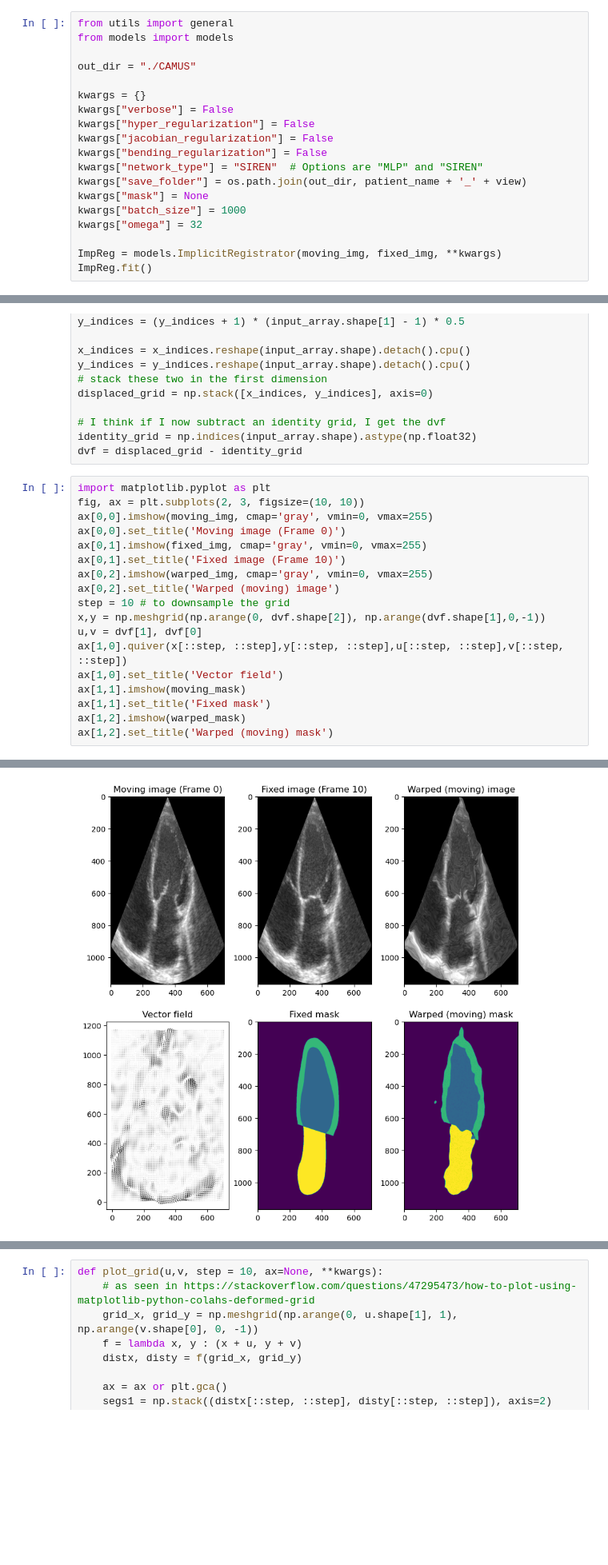
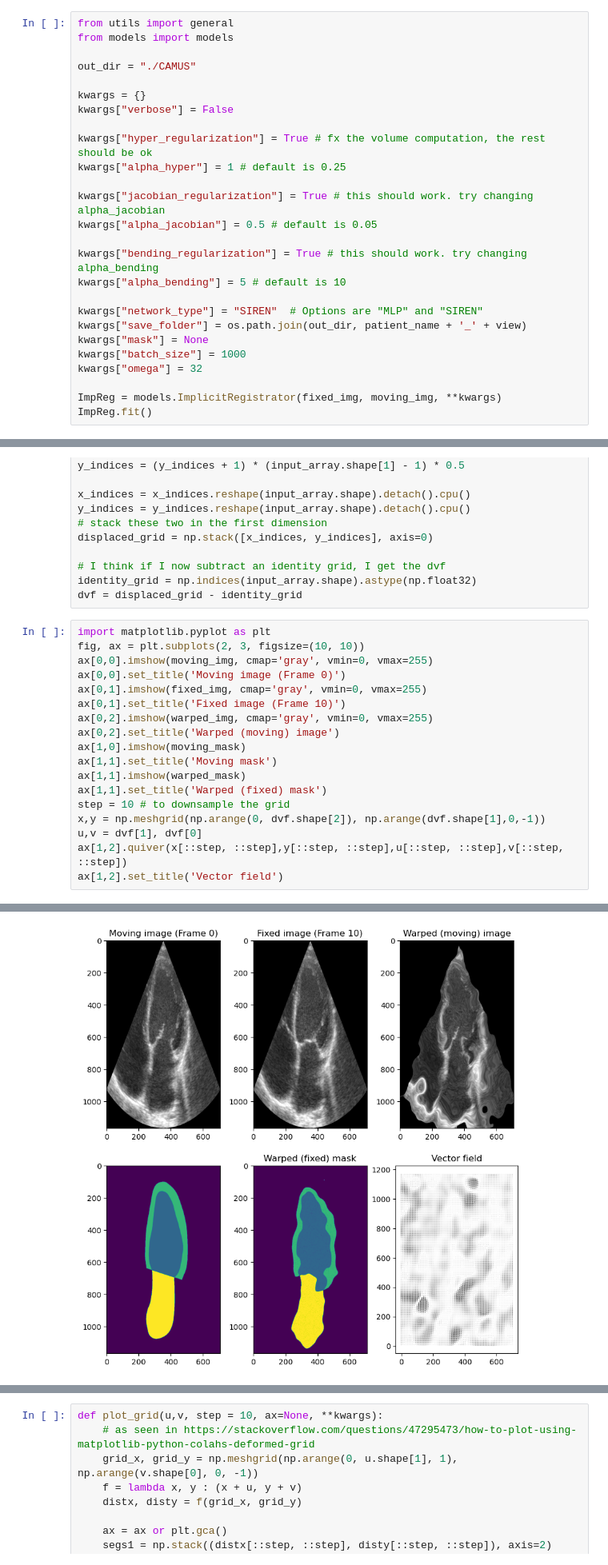
Before and after one commit to matteo-tafuro/IDIR-2D-echocardiograms, a Jupyter notebook: IDIR/CAMUS.ipynb, the cells around one changed output, grey strips where cells are left out. Shown at 80% size. Saved outputs shown, nothing was run; the diff lists cells and outputs as text; blank space fills up the shorter version.

```diff
--- a/IDIR/CAMUS.ipynb
+++ b/IDIR/CAMUS.ipynb
@@ -103,16 +103,23 @@ out_dir = "./CAMUS"
 
 kwargs = {}
 kwargs["verbose"] = False
-kwargs["hyper_regularization"] = False
-kwargs["jacobian_regularization"] = False
-kwargs["bending_regularization"] = False
+
+kwargs["hyper_regularization"] = True # fx the volume computation, the rest should be ok
+kwargs["alpha_hyper"] = 1 # default is 0.25
+
+kwargs["jacobian_regularization"] = True # this should work. try changing alpha_jacobian
+kwargs["alpha_jacobian"] = 0.5 # default is 0.05
+
+kwargs["bending_regularization"] = True # this should work. try changing alpha_bending
+kwargs["alpha_bending"] = 5 # default is 10
+
 kwargs["network_type"] = "SIREN"  # Options are "MLP" and "SIREN"
 kwargs["save_folder"] = os.path.join(out_dir, patient_name + '_' + view)
 kwargs["mask"] = None
 kwargs["batch_size"] = 1000
 kwargs["omega"] = 32
 
-ImpReg = models.ImplicitRegistrator(moving_img, fixed_img, **kwargs)
+ImpReg = models.ImplicitRegistrator(fixed_img, moving_img, **kwargs)
 ImpReg.fit()
 # %%
 moving_mask = sitk.ReadImage(f'/home/mtarufo/thesis/supervision_by_registration/data/camus/training/{patient_name}/{patient_name}_{view}_ED_gt.mhd')
@@ -165,13 +172,13 @@ ax[0,1].imshow(fixed_img, cmap='gray', vmin=0, vmax=255)
 ax[0,1].set_title('Fixed image (Frame 10)')
 ax[0,2].imshow(warped_img, cmap='gray', vmin=0, vmax=255)
 ax[0,2].set_title('Warped (moving) image')
+ax[1,0].imshow(moving_mask)
+ax[1,1].set_title('Moving mask')
+ax[1,1].imshow(warped_mask)
+ax[1,1].set_title('Warped (fixed) mask')
 step = 10 # to downsample the grid
 x,y = np.meshgrid(np.arange(0, dvf.shape[2]), np.arange(dvf.shape[1],0,-1))
 u,v = dvf[1], dvf[0]
-ax[1,0].quiver(x[::step, ::step],y[::step, ::step],u[::step, ::step],v[::step, ::step])
-ax[1,0].set_title('Vector field')
-ax[1,1].imshow(moving_mask)
-ax[1,1].set_title('Fixed mask')
-ax[1,2].imshow(warped_mask)
-ax[1,2].set_title('Warped (moving) mask')
+ax[1,2].quiver(x[::step, ::step],y[::step, ::step],u[::step, ::step],v[::step, ::step])
+ax[1,2].set_title('Vector field')
 # %% [output]
@@ -179 +186 @@ Text(0.5, 1.0, 'Warped (moving) mask')
-[figure, old version]
+[figure, new version]
```
Also changed, not shown: parts of 4 cells of this notebook, 1 other file.
